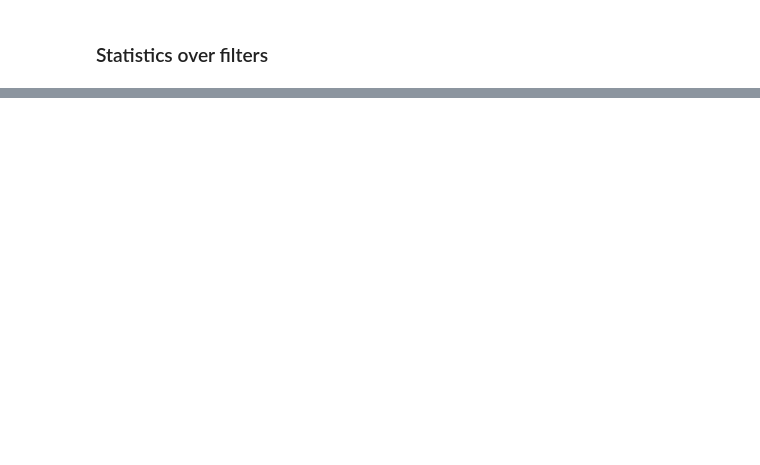
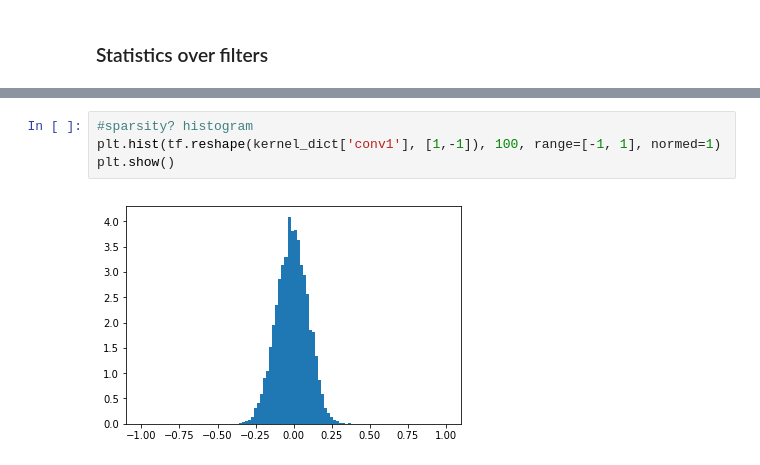
Before and after one commit to mrernst/CAR_flow, a Jupyter notebook: network_engine/utilities/investigator.ipynb, the cells around one changed output, grey strips where cells are left out. Saved outputs shown, nothing was run; the diff lists cells and outputs as text; blank space fills up the shorter version.

```diff
--- a/network_engine/utilities/investigator.ipynb
+++ b/network_engine/utilities/investigator.ipynb
@@ -247,0 +423,6 @@ list_of_variables
+# %%
+#sparsity? histogram
+plt.hist(tf.reshape(kernel_dict['conv1'], [1,-1]), 100, range=[-1, 1], normed=1)
+plt.show()
+# %% [output]
+[figure, added]
```
Also changed, not shown: parts of 16 cells of this notebook.
